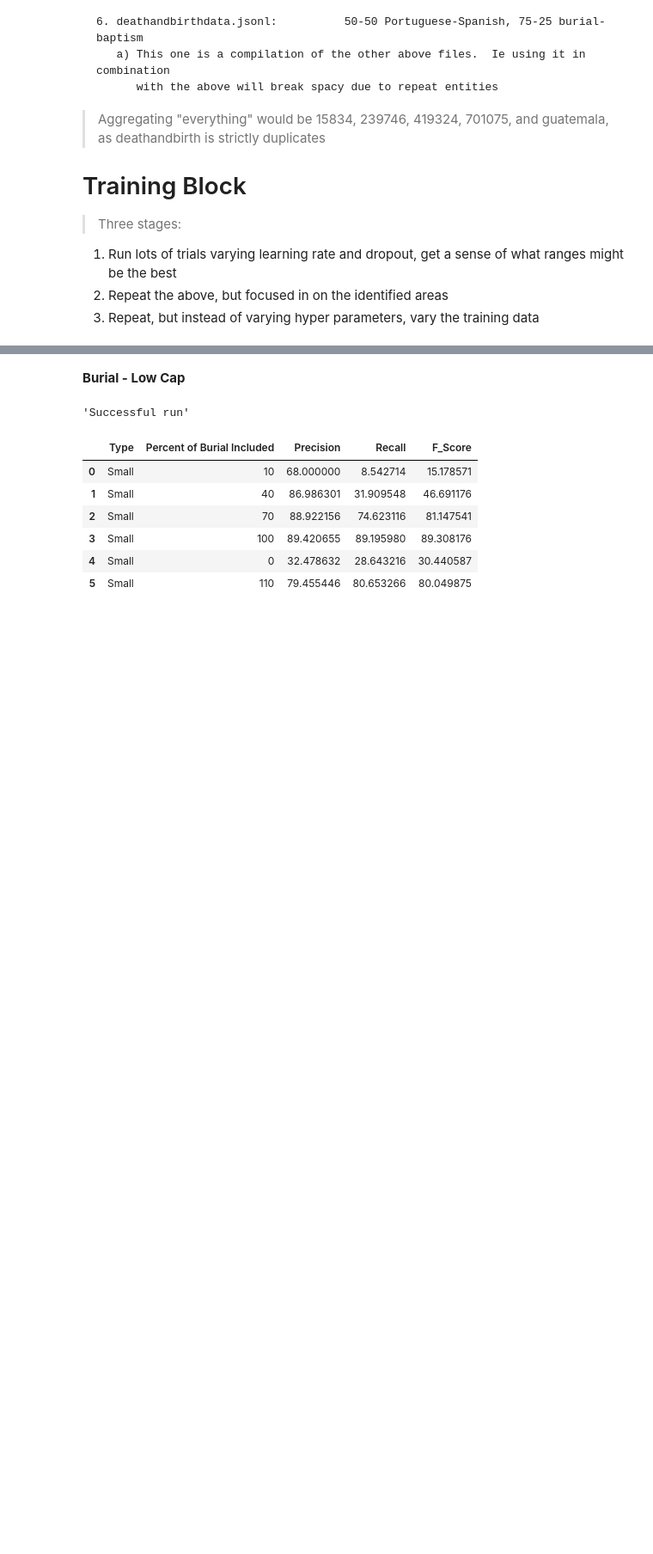
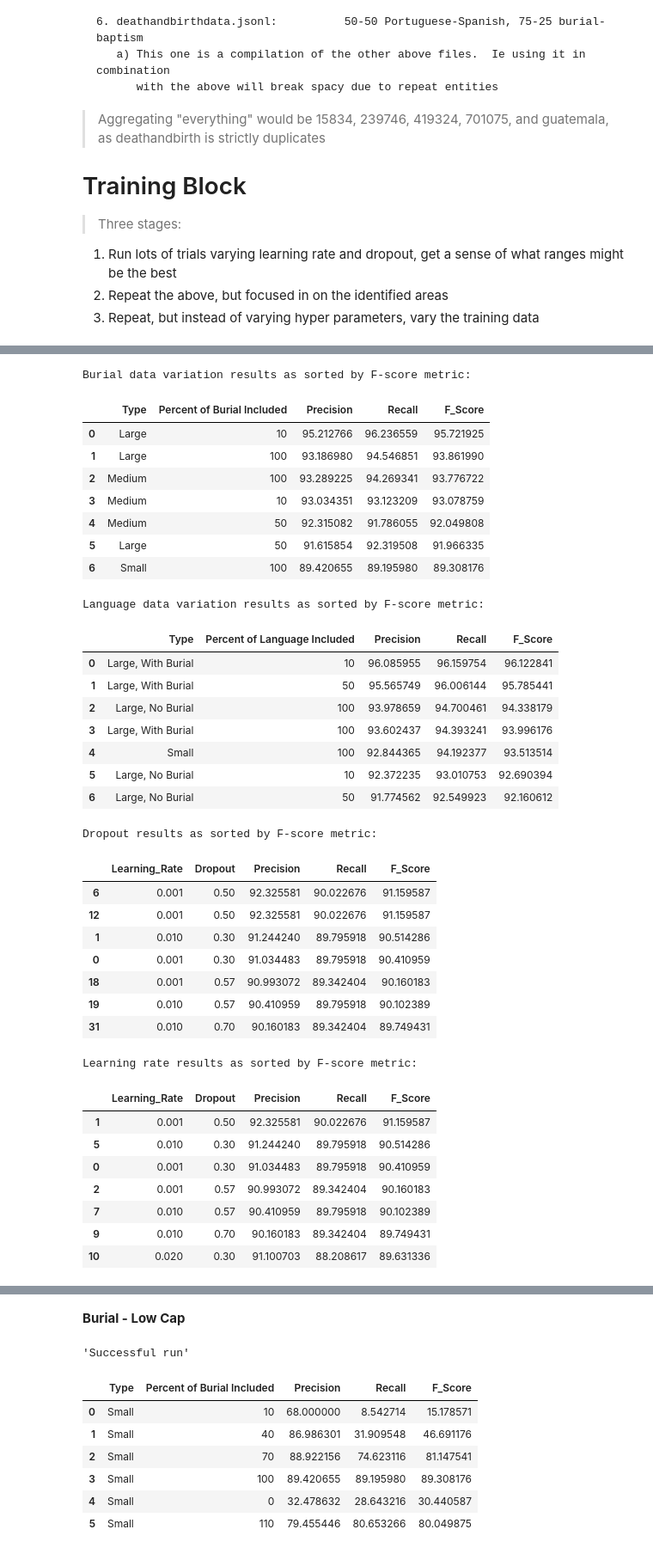
Before and after one commit to slavesocieties/ssda-nlp, a Jupyter notebook: 70-exhaustive-training.ipynb, the cells around one changed output, grey strips where cells are left out. Shown at 86% size. Drawn from its saved outputs; the diff is of its cells as text; code cells hidden in the pictures; blank space fills up the shorter version.

```diff
--- a/70-exhaustive-training.ipynb
+++ b/70-exhaustive-training.ipynb
@@ -103,0 +100,47 @@ High amount of data
+# %%
+#no_test
+print('Burial data variation results as sorted by F-score metric:')
+display(full_burial_data_results_df.head(7))
+print('Language data variation results as sorted by F-score metric:')
+display(full_language_data_results_df.head(7))
+print('Dropout results as sorted by F-score metric:')
+display(full_dps_df.head(7))
+print('Learning rate results as sorted by F-score metric:')
+display(full_lr_df.head(7))
+# %% [output]
+Burial data variation results as sorted by F-score metric:
+|  | Type | Percent of Burial Included | Precision | Recall | F_Score |
+| 0 | Large | 10 | 95.212766 | 96.236559 | 95.721925 |
+| 1 | Large | 100 | 93.186980 | 94.546851 | 93.861990 |
+| 2 | Medium | 100 | 93.289225 | 94.269341 | 93.776722 |
+| 3 | Medium | 10 | 93.034351 | 93.123209 | 93.078759 |
+| 4 | Medium | 50 | 92.315082 | 91.786055 | 92.049808 |
+| 5 | Large | 50 | 91.615854 | 92.319508 | 91.966335 |
+| 6 | Small | 100 | 89.420655 | 89.195980 | 89.308176 |
+Language data variation results as sorted by F-score metric:
+|  | Type | Percent of Language Included | Precision | Recall | F_Score |
+| 0 | Large, With Burial | 10 | 96.085955 | 96.159754 | 96.122841 |
+| 1 | Large, With Burial | 50 | 95.565749 | 96.006144 | 95.785441 |
+| 2 | Large, No Burial | 100 | 93.978659 | 94.700461 | 94.338179 |
+| 3 | Large, With Burial | 100 | 93.602437 | 94.393241 | 93.996176 |
+| 4 | Small | 100 | 92.844365 | 94.192377 | 93.513514 |
+| 5 | Large, No Burial | 10 | 92.372235 | 93.010753 | 92.690394 |
+| 6 | Large, No Burial | 50 | 91.774562 | 92.549923 | 92.160612 |
+Dropout results as sorted by F-score metric:
+|  | Learning_Rate | Dropout | Precision | Recall | F_Score |
+| 6 | 0.001 | 0.50 | 92.325581 | 90.022676 | 91.159587 |
+| 12 | 0.001 | 0.50 | 92.325581 | 90.022676 | 91.159587 |
+| 1 | 0.010 | 0.30 | 91.244240 | 89.795918 | 90.514286 |
+| 0 | 0.001 | 0.30 | 91.034483 | 89.795918 | 90.410959 |
+| 18 | 0.001 | 0.57 | 90.993072 | 89.342404 | 90.160183 |
+| 19 | 0.010 | 0.57 | 90.410959 | 89.795918 | 90.102389 |
+| 31 | 0.010 | 0.70 | 90.160183 | 89.342404 | 89.749431 |
+Learning rate results as sorted by F-score metric:
+|  | Learning_Rate | Dropout | Precision | Recall | F_Score |
+| 1 | 0.001 | 0.50 | 92.325581 | 90.022676 | 91.159587 |
+| 5 | 0.010 | 0.30 | 91.244240 | 89.795918 | 90.514286 |
+| 0 | 0.001 | 0.30 | 91.034483 | 89.795918 | 90.410959 |
+| 2 | 0.001 | 0.57 | 90.993072 | 89.342404 | 90.160183 |
+| 7 | 0.010 | 0.57 | 90.410959 | 89.795918 | 90.102389 |
+| 9 | 0.010 | 0.70 | 90.160183 | 89.342404 | 89.749431 |
+| 10 | 0.020 | 0.30 | 91.100703 | 88.208617 | 89.631336 |
```
Also changed, not shown: parts of 13 cells of this notebook.
